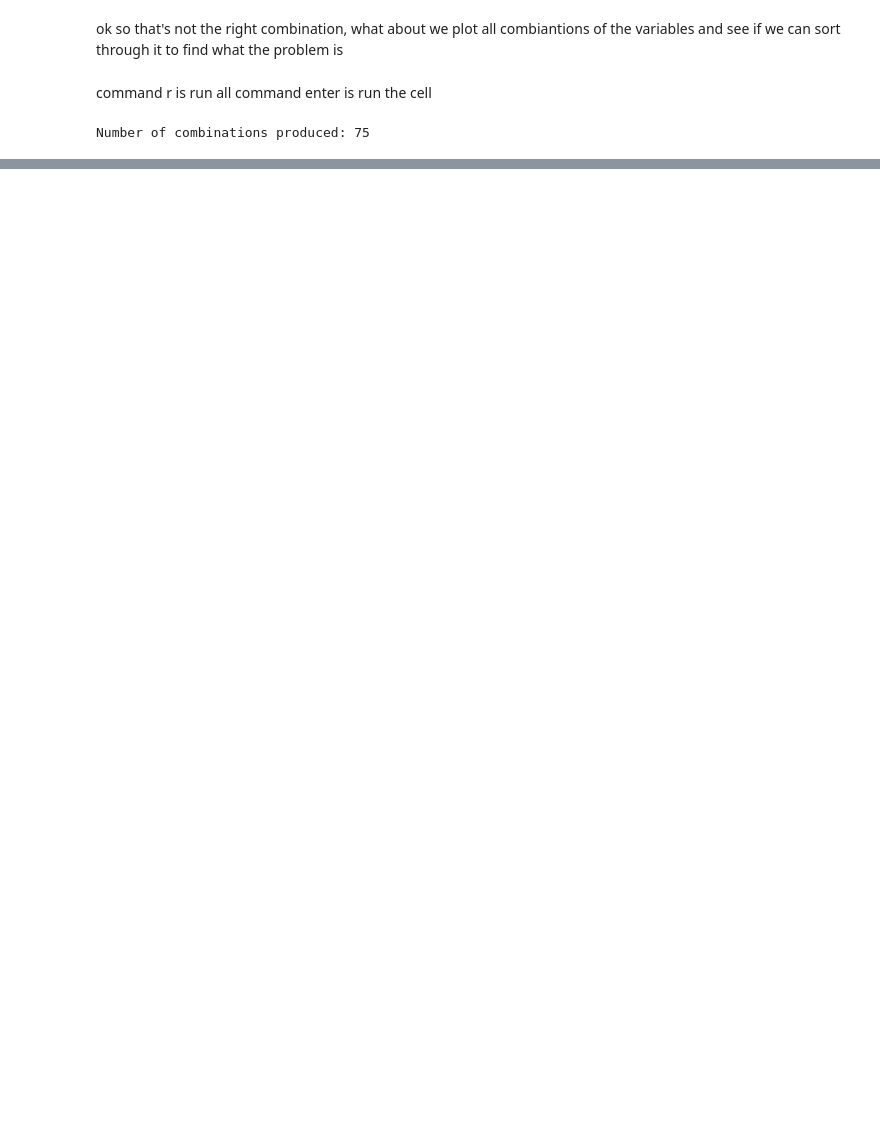
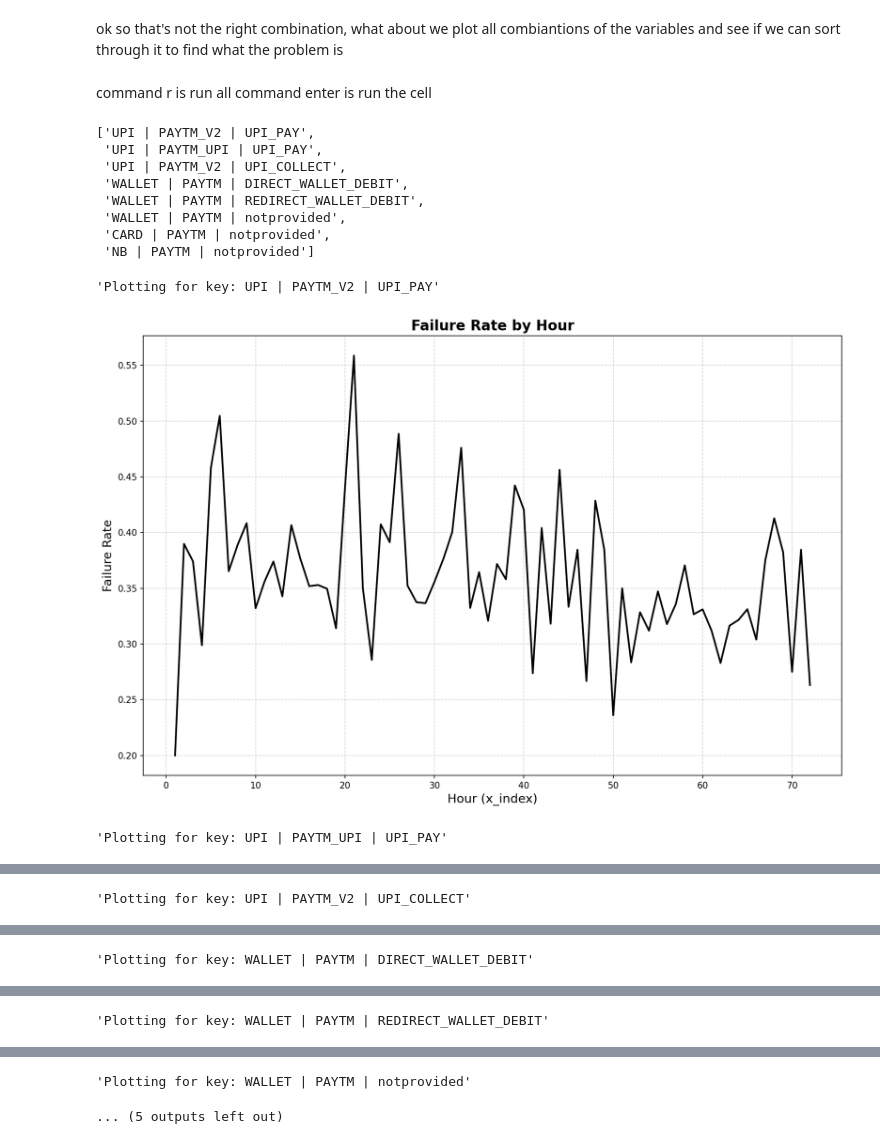
Before and after one commit to Jacob-J-Richards/Personal_save, a Jupyter notebook: Python/Transaction_Failure_Python.ipynb, the cells around one changed output, grey strips where cells are left out. Saved outputs shown, nothing was run; the diff lists cells and outputs as text; code cells hidden in the pictures; blank space fills up the shorter version.

```diff
--- a/Python/Transaction_Failure_Python.ipynb
+++ b/Python/Transaction_Failure_Python.ipynb
@@ -158,29 +164,38 @@ ok so that's not the right combination, what about we plot all combiantions of t
 command r is run all
 command enter is run the cell
 # %%
-import pandas as pd
-
-# Extract unique values for payment methods and subtypes
 payment_methods = transactions['pmt'].unique()
 subtypes = transactions['subtype'].unique()
 filter_values = ["PAYTM", "PAYTM_V2", "PAYTM_UPI"]
 
-# Dictionary to store subsets
 subset_dict = {}
 
-# Generate subsets for each combination
 for pmt in payment_methods:
     for st in subtypes:
         for fv in filter_values:
-            subset_name = f"{pmt} | {fv} | {st}"  # Create a name for the combination
+            subset_name = f"{pmt} | {fv} | {st}"
             subset_data = transactions[
                 (transactions['pmt'] == pmt) &
                 (transactions['subtype'] == st) &
                 (transactions['pg'] == fv)
             ]
             subset_dict[subset_name] = subset_data
 
-# Output the number of combinations produced
-print(f"Number of combinations produced: {len(subset_dict)}")
+display([key for key in subset_dict if not subset_dict[key].empty])
+
+for key, subset in subset_dict.items():
+    if not subset.empty:
+        display(f"Plotting for key: {key}")
+        plot_failure_rate(subset)
 # %% [output]
-Number of combinations produced: 75
+['UPI | PAYTM_V2 | UPI_PAY',
+ 'UPI | PAYTM_UPI | UPI_PAY',
+ 'UPI | PAYTM_V2 | UPI_COLLECT',
+ 'WALLET | PAYTM | DIRECT_WALLET_DEBIT',
+ 'WALLET | PAYTM | REDIRECT_WALLET_DEBIT',
+ 'WALLET | PAYTM | notprovided',
+ 'CARD | PAYTM | notprovided',
+ 'NB | PAYTM | notprovided']
+'Plotting for key: UPI | PAYTM_V2 | UPI_PAY'
+[figure, added]
+'Plotting for key: UPI | PAYTM_UPI | UPI_PAY'
@@ -186,0 +203 @@ Number of combinations produced: 75
+'Plotting for key: UPI | PAYTM_V2 | UPI_COLLECT'
@@ -186,0 +205 @@ Number of combinations produced: 75
+'Plotting for key: WALLET | PAYTM | DIRECT_WALLET_DEBIT'
@@ -186,0 +207 @@ Number of combinations produced: 75
+'Plotting for key: WALLET | PAYTM | REDIRECT_WALLET_DEBIT'
@@ -186,0 +209,2 @@ Number of combinations produced: 75
+'Plotting for key: WALLET | PAYTM | notprovided'
+... (5 outputs left out)
```
Also changed, not shown: parts of 9 cells of this notebook.
